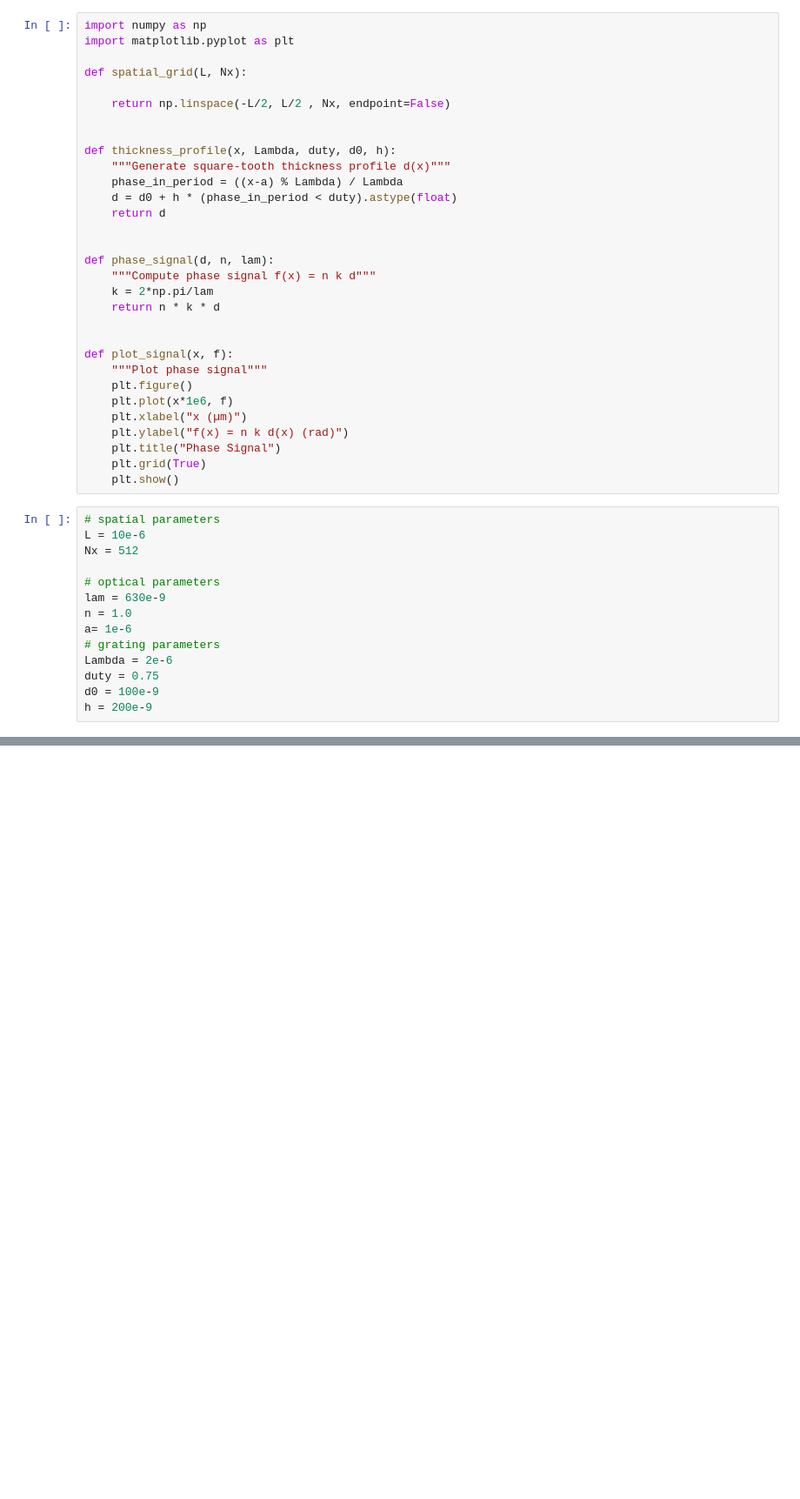
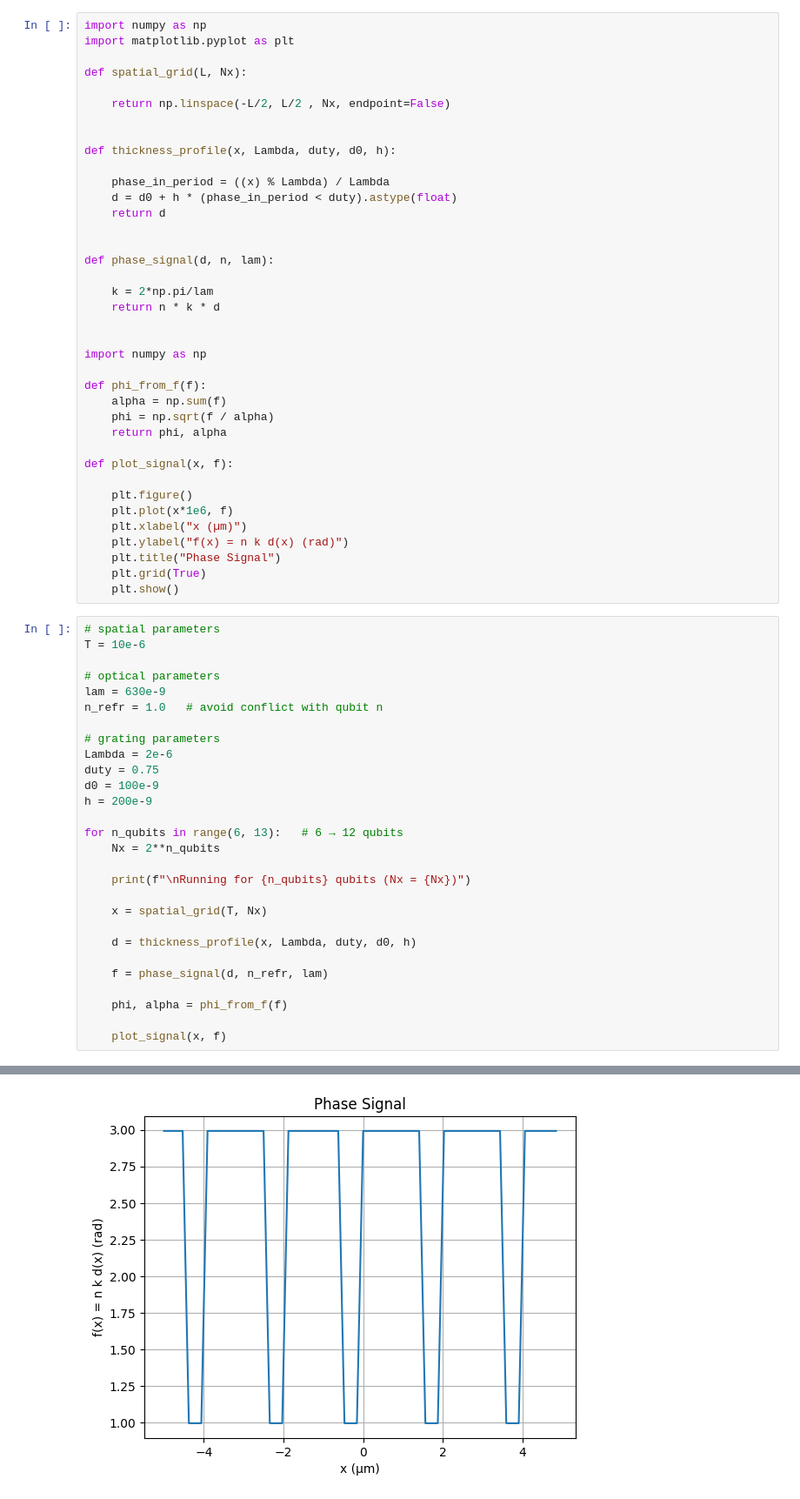
Before and after one commit to aizzen3/QCproject2, a Jupyter notebook: trial2.ipynb, the cells around one changed output, grey strips where cells are left out. Shown at 87% size. Drawn from its saved outputs; the diff is of its cells as text; blank space fills up the shorter version.

```diff
--- a/trial2.ipynb
+++ b/trial2.ipynb
@@ -8,20 +8,27 @@ def spatial_grid(L, Nx):
 
 
 def thickness_profile(x, Lambda, duty, d0, h):
-    """Generate square-tooth thickness profile d(x)"""
-    phase_in_period = ((x-a) % Lambda) / Lambda
+
+    phase_in_period = ((x) % Lambda) / Lambda
     d = d0 + h * (phase_in_period < duty).astype(float)
     return d
 
 
 def phase_signal(d, n, lam):
-    """Compute phase signal f(x) = n k d"""
+
     k = 2*np.pi/lam
     return n * k * d
 
 
+import numpy as np
+
+def phi_from_f(f):
+    alpha = np.sum(f)
+    phi = np.sqrt(f / alpha)
+    return phi, alpha
+
 def plot_signal(x, f):
-    """Plot phase signal"""
+
     plt.figure()
     plt.plot(x*1e6, f)
     plt.xlabel("x (µm)")
@@ -31,15 +38,30 @@ def plot_signal(x, f):
     plt.show()
 # %%
 # spatial parameters
-L = 10e-6
-Nx = 512
+T = 10e-6
 
 # optical parameters
 lam = 630e-9
-n = 1.0
-a= 1e-6
+n_refr = 1.0   # avoid conflict with qubit n
+
 # grating parameters
 Lambda = 2e-6
 duty = 0.75
 d0 = 100e-9
 h = 200e-9
+
+for n_qubits in range(6, 13):   # 6 → 12 qubits
+    Nx = 2**n_qubits
+
+    print(f"\nRunning for {n_qubits} qubits (Nx = {Nx})")
+
+    x = spatial_grid(T, Nx)
+
+    d = thickness_profile(x, Lambda, duty, d0, h)
+
+    f = phase_signal(d, n_refr, lam)
+
+    phi, alpha = phi_from_f(f)
+
+    plot_signal(x, f)
+# %% [output]
@@ -45,0 +69 @@ h = 200e-9
+[figure, added]
```
Also changed, not shown: parts of 12 cells of this notebook, 5 other files.
